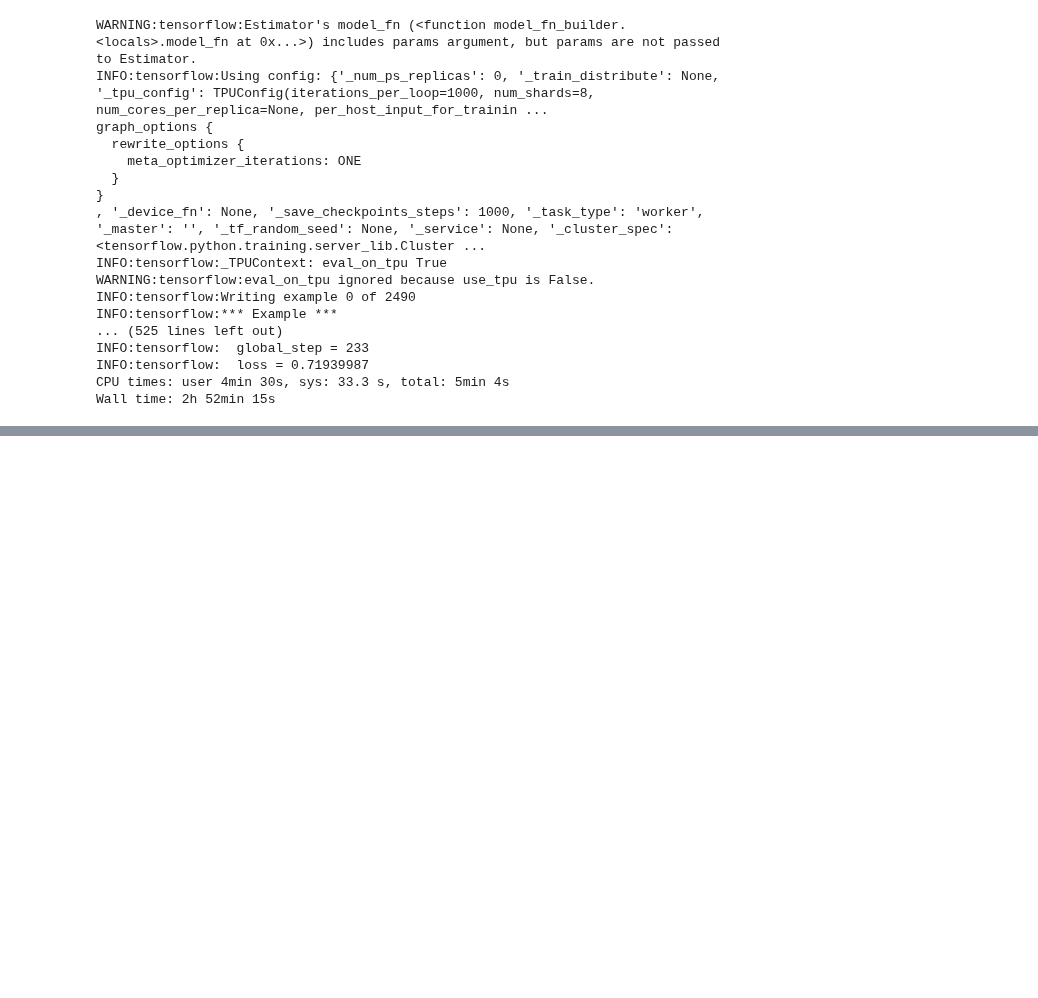
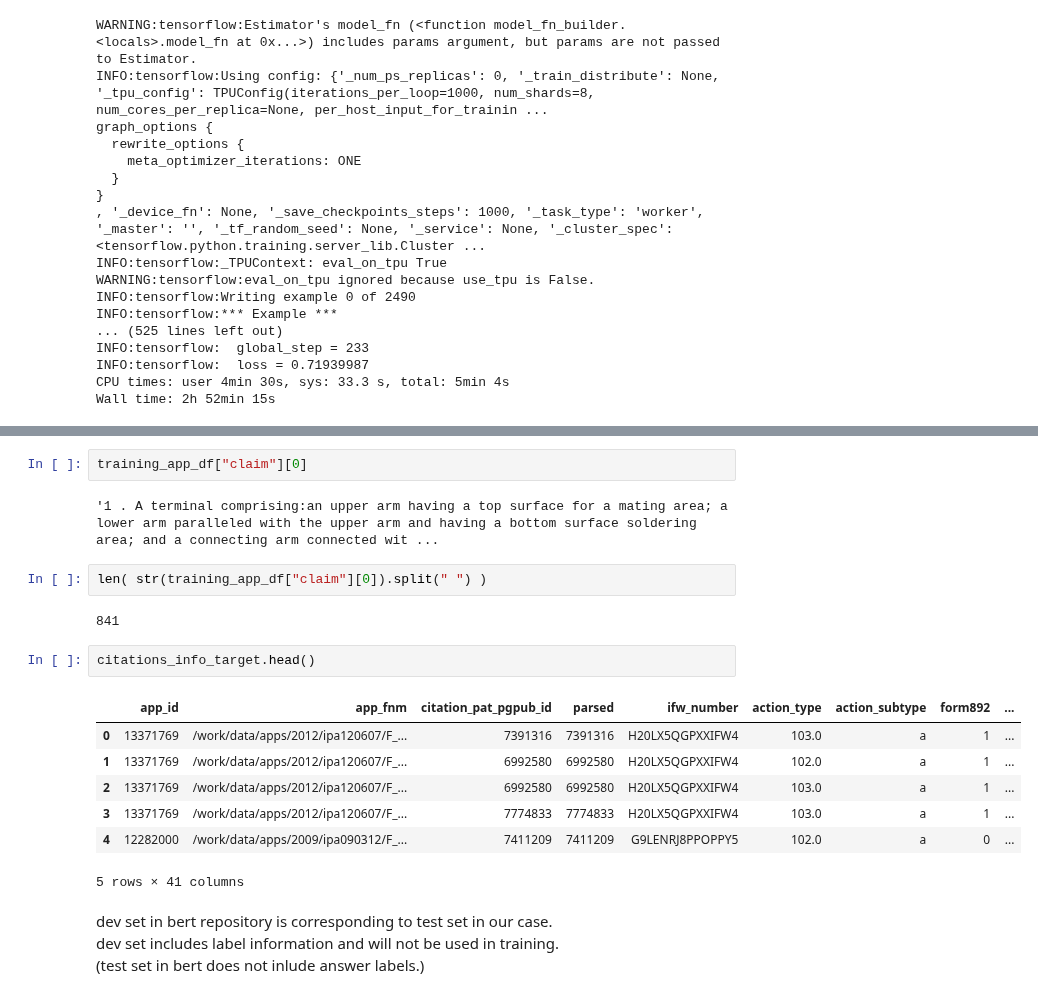
Before and after one commit to yoheikikuta/US-patent-analysis, a Jupyter notebook: notebook/bert_classification.ipynb, the cells around one changed output, grey strips where cells are left out. Cells and saved outputs as stored; diff of their text form; blank space fills up the shorter version.

```diff
--- a/notebook/bert_classification.ipynb
+++ b/notebook/bert_classification.ipynb
@@ -119,0 +172,22 @@ Wall time: 2h 52min 15s
+# %%
+training_app_df["claim"][0]
+# %% [output]
+'1 . A terminal comprising:an upper arm having a top surface for a mating area; a lower arm paralleled with the upper arm and having a bottom surface soldering area; and a connecting arm connected wit ...
+# %%
+len( str(training_app_df["claim"][0]).split(" ") )
+# %% [output]
+841
+# %%
+citations_info_target.head()
+# %% [output]
+|  | app_id | app_fnm | citation_pat_pgpub_id | parsed | ifw_number | action_type | action_subtype | form892 | ... |
+| 0 | 13371769 | /work/data/apps/2012/ipa120607/F_... | 7391316 | 7391316 | H20LX5QGPXXIFW4 | 103.0 | a | 1 | ... |
+| 1 | 13371769 | /work/data/apps/2012/ipa120607/F_... | 6992580 | 6992580 | H20LX5QGPXXIFW4 | 102.0 | a | 1 | ... |
+| 2 | 13371769 | /work/data/apps/2012/ipa120607/F_... | 6992580 | 6992580 | H20LX5QGPXXIFW4 | 103.0 | a | 1 | ... |
+| 3 | 13371769 | /work/data/apps/2012/ipa120607/F_... | 7774833 | 7774833 | H20LX5QGPXXIFW4 | 103.0 | a | 1 | ... |
+| 4 | 12282000 | /work/data/apps/2009/ipa090312/F_... | 7411209 | 7411209 | G9LENRJ8PPOPPY5 | 102.0 | a | 0 | ... |
+5 rows × 41 columns
+# %% [markdown]
+dev set in bert repository is corresponding to test set in our case.
+dev set includes label information and will not be used in training.
+(test set in bert does not inlude answer labels.)
```
Also changed, not shown: parts of 62 cells of this notebook.
